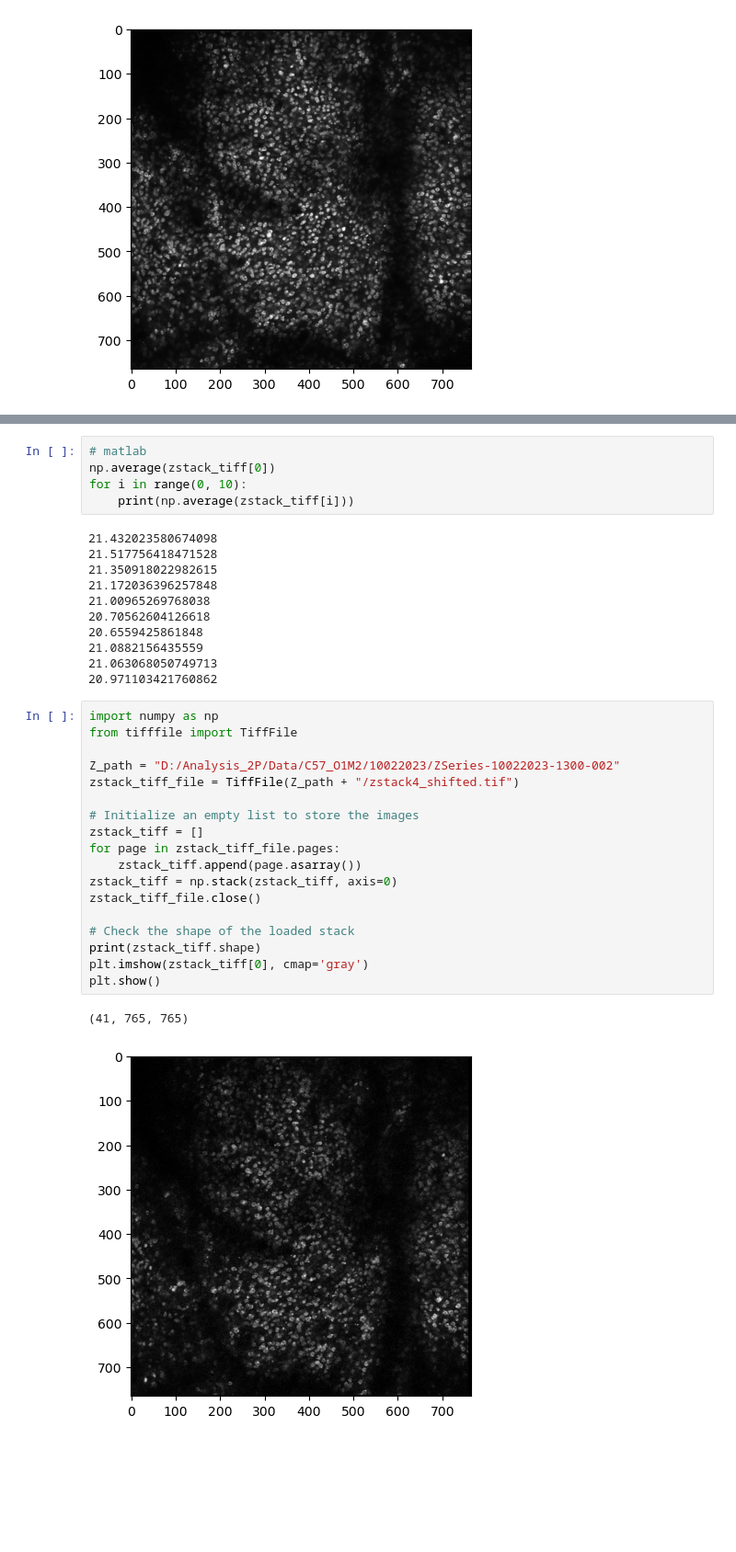
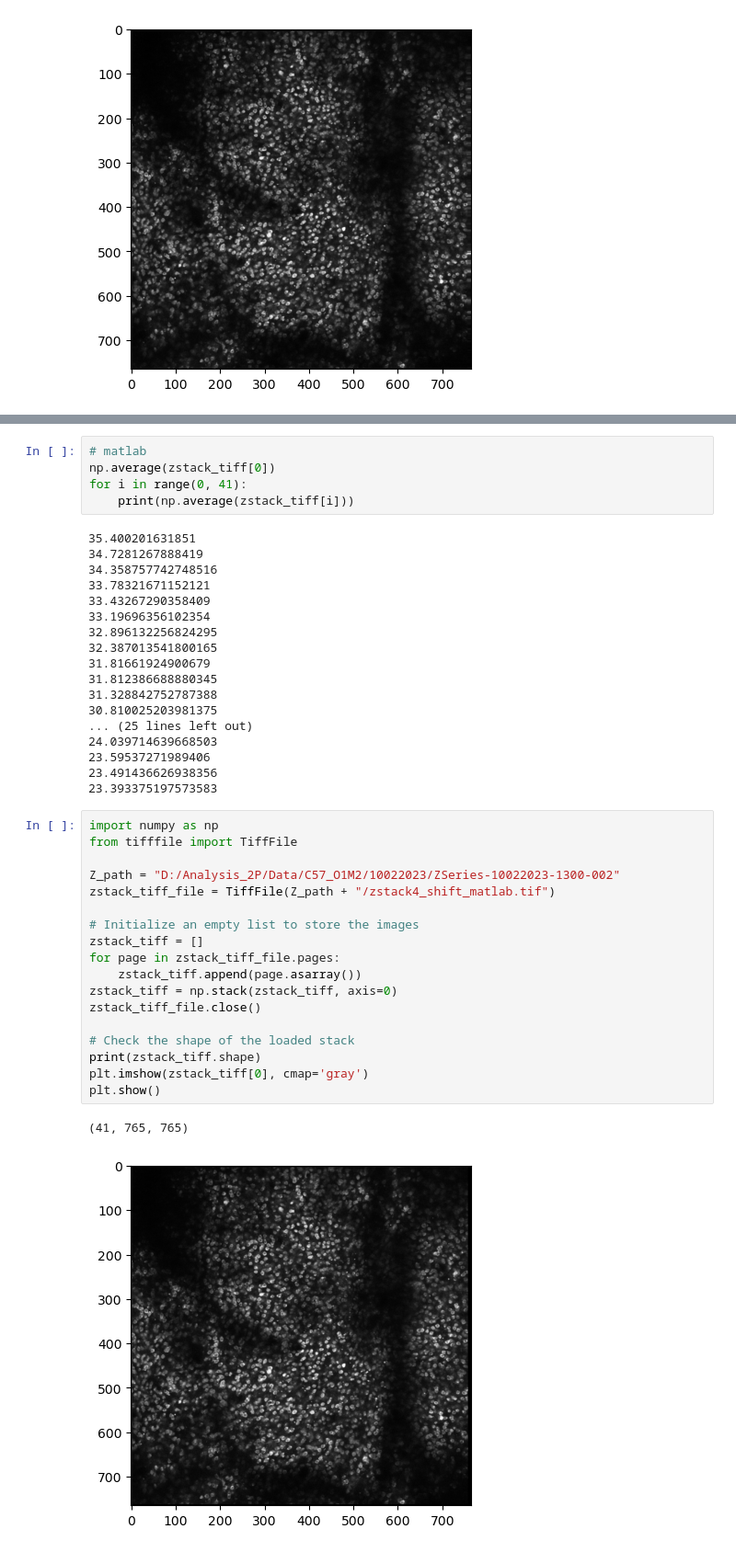
Before and after one commit to vncntprvst/2P-proc, a Jupyter notebook: Mesmerize/shift_zstack.ipynb, the cells around one changed output, grey strips where cells are left out. Shown at 92% size. Drawn from its saved outputs; the diff is of its cells as text; blank space fills up the shorter version.

```diff
--- a/Mesmerize/shift_zstack.ipynb
+++ b/Mesmerize/shift_zstack.ipynb
@@ -246,37 +256,44 @@ for i in range(0, 10):
 # %%
 # matlab
 np.average(zstack_tiff[0])
-for i in range(0, 10):
+for i in range(0, 41):
     print(np.average(zstack_tiff[i]))
 # %% [output]
-21.432023580674098
-21.517756418471528
-21.350918022982615
-21.172036396257848
-21.00965269768038
-20.70562604126618
-20.6559425861848
-21.0882156435559
-21.063068050749713
-20.971103421760862
+35.400201631851
+34.7281267888419
+34.358757742748516
+33.78321671152121
+33.43267290358409
+33.19696356102354
+32.896132256824295
+32.387013541800165
+31.81661924900679
+31.812386688880345
+31.328842752787388
+30.810025203981375
+... (25 lines left out)
+24.039714639668503
+23.59537271989406
+23.491436626938356
+23.393375197573583
 # %%
 import numpy as np
 from tifffile import TiffFile
 
 Z_path = "D:/Analysis_2P/Data/C57_O1M2/10022023/ZSeries-10022023-1300-002"
-zstack_tiff_file = TiffFile(Z_path + "/zstack4_shifted.tif")
+zstack_tiff_file = TiffFile(Z_path + "/zstack4_shift_matlab.tif")
 
 # Initialize an empty list to store the images
 zstack_tiff = []
 for page in zstack_tiff_file.pages:
     zstack_tiff.append(page.asarray())
 zstack_tiff = np.stack(zstack_tiff, axis=0)
 zstack_tiff_file.close()
 
 # Check the shape of the loaded stack
 print(zstack_tiff.shape)
 plt.imshow(zstack_tiff[0], cmap='gray')
 plt.show()
 # %% [output]
 (41, 765, 765)
-[figure, old version]
+[figure, new version]
```
Also changed, not shown: parts of 3 cells of this notebook, 3 other files.
